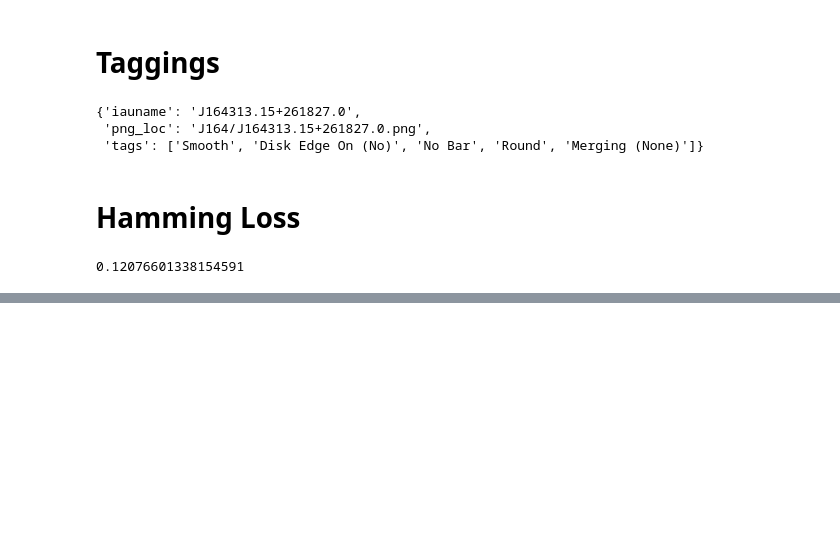
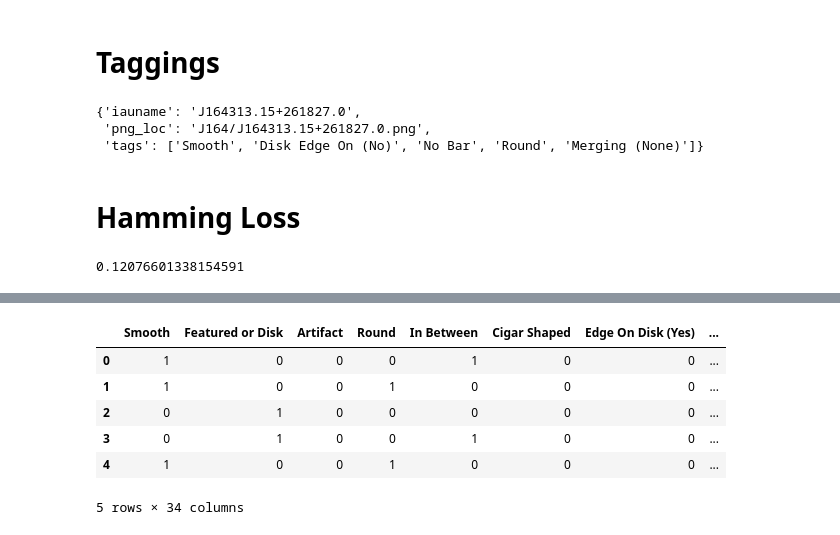
Before and after one commit to Harry45/MTL, a Jupyter notebook: metrics-and-confusion-matrix.ipynb, the cells around one changed output, grey strips where cells are left out. Cells and saved outputs as stored; diff of their text form; code cells hidden in the pictures; blank space fills up the shorter version.

Commit message:
multi-task files

```diff
--- a/metrics-and-confusion-matrix.ipynb
+++ b/metrics-and-confusion-matrix.ipynb
@@ -226,0 +312,2 @@ hamming_loss(test, pred)
+# %%
+col_dict = {tree_columns[i]: columns[i] for i in range(34)}
@@ -226,0 +334,2 @@ hamming_loss(test, pred)
+# %%
+test_copy = test.copy()
@@ -226,0 +346,2 @@ hamming_loss(test, pred)
+# %%
+test_copy.rename(col_dict, axis = 1, inplace=True)
@@ -226,0 +358,12 @@ hamming_loss(test, pred)
+# %%
+tasks_order = np.concatenate([labels['task_'+str(i+1)] for i in range(10)])
+# %%
+test_copy[tasks_order].head()
+# %% [output]
+|  | Smooth | Featured or Disk | Artifact | Round | In Between | Cigar Shaped | Edge On Disk (Yes) | ... |
+| 0 | 1 | 0 | 0 | 0 | 1 | 0 | 0 | ... |
+| 1 | 1 | 0 | 0 | 1 | 0 | 0 | 0 | ... |
+| 2 | 0 | 1 | 0 | 0 | 0 | 0 | 0 | ... |
+| 3 | 0 | 1 | 0 | 0 | 1 | 0 | 0 | ... |
+| 4 | 1 | 0 | 0 | 1 | 0 | 0 | 0 | ... |
+5 rows × 34 columns
```
Also changed, not shown: parts of 12 cells of this notebook, 2 other files.
